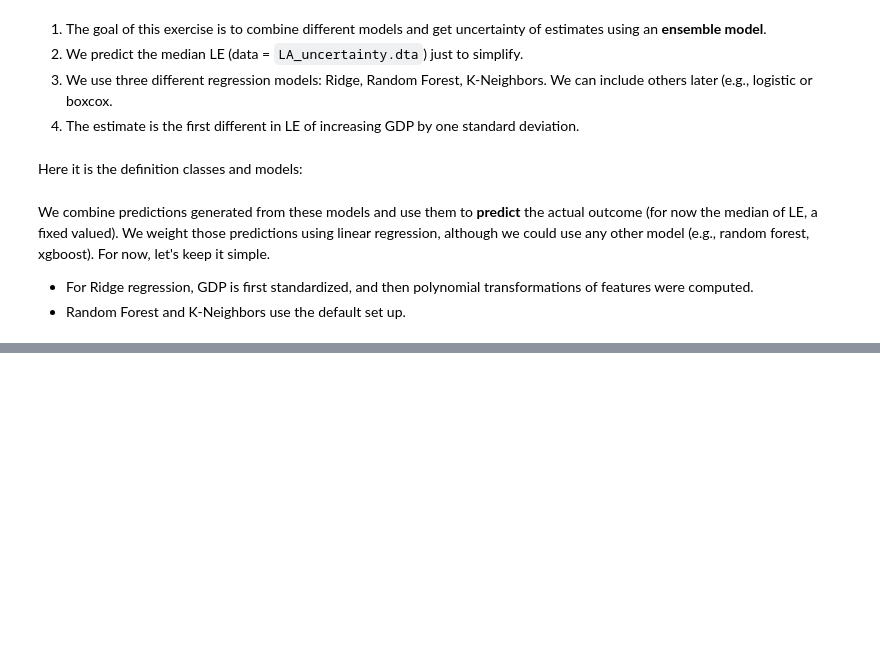
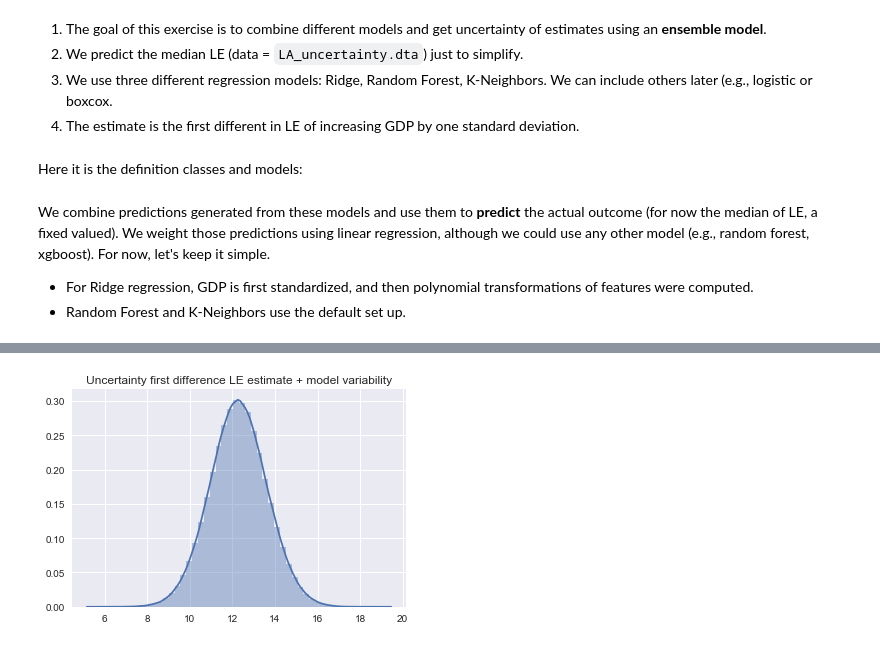
Before and after one commit to sdaza/lambda, a Jupyter notebook: notebooks/toy_ensemble.ipynb, the cells around one changed output, grey strips where cells are left out. Drawn from its saved outputs; the diff is of its cells as text; code cells hidden in the pictures; blank space fills up the shorter version.

```diff
--- a/notebooks/toy_ensemble.ipynb
+++ b/notebooks/toy_ensemble.ipynb
@@ -185,0 +214,37 @@ plt.xlabel('Years');
+# %%
+# bootstrap function
+def bootstrap(estimator, X, y, samples=1000, sample_size=1.0):
+
+    # list to save results
+    stats = []
+    nrows = y.shape[0]
+
+    # loop
+    for s in range(0, samples):
+#         if (s % 20 == 0):
+#             print('... Iteration bootstrap: ', str(s))
+        idx = np.random.choice(nrows, int(len(y)*sample_size), replace=True)
+        ty = y[idx]
+        tX = X[idx]
+
+        model.fit(tX, ty)
+        pred = model.predict(tX)
+        pred_cf = model.predict(tX + np.std(tX))
+        stats.append(np.mean(pred_cf - pred))
+    return stats
+# %%
+# run bootstrap
+bootstraps = 1000
+le_estimates = 1000
+diff_mat = np.empty(shape=[bootstraps, le_estimates])
+
+for v in range(le_estimates):
+    if v % 10 == 0:
+        print('Iteration estimate: ' + str(v))
+    y_temp = y_train[:,v]
+    diff_mat[:,v] = bootstrap(model, X_train, y_temp, samples=bootstraps)
+# %%
+sns.distplot(diff_mat.flatten())
+plt.title('Uncertainty first difference LE estimate + model variability');
+# %% [output]
+[figure, added]
```
Also changed, not shown: parts of 40 cells of this notebook.
